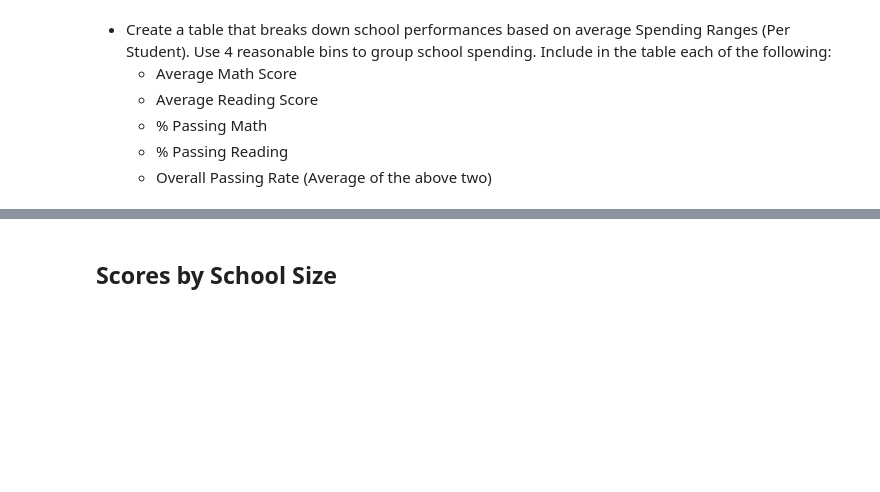
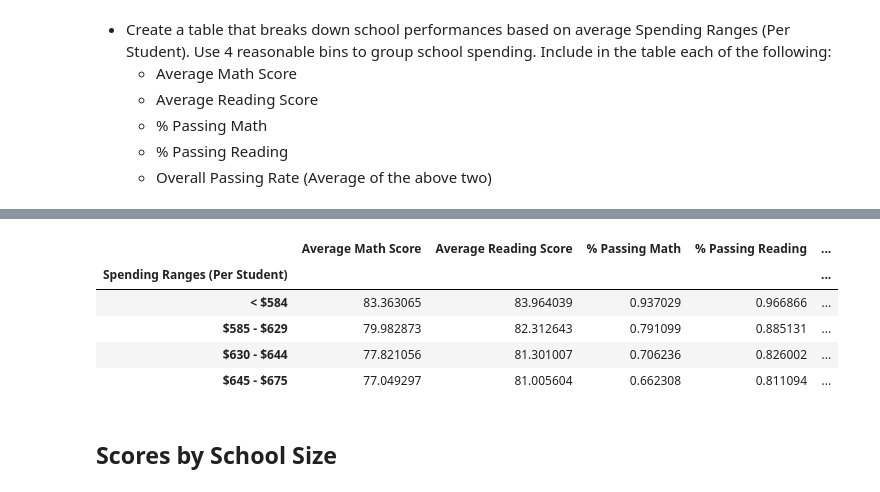
Before and after one commit to rteves0914/Pandas-challenge, a Jupyter notebook: PyCitySchools/PyCitySchools.ipynb, the cells around one changed output, grey strips where cells are left out. Saved outputs shown, nothing was run; the diff lists cells and outputs as text; code cells hidden in the pictures; blank space fills up the shorter version.

Commit message:
Created another data frame

```diff
--- a/PyCitySchools/PyCitySchools.ipynb
+++ b/PyCitySchools/PyCitySchools.ipynb
@@ -253,3 +245,31 @@ read_avg_grade
+# %%
+# Create bins to hold the spending ranges, numbers on the right are includsive
+bins = [0, 583, 629, 644, 675]
+bin_names = ["< $584", "$585 - $629", "$630 - $644", "$645 - $675"]
+school_data_complete_df["Spending Ranges (Per Student)"] = pd.cut(school_data_complete_df["budget"] / school_data_complete_df["size"], bins, labels=bin_names)
+school_data_complete_df["Spending Ranges (Per Student)"]
+
+# Create the Data Frame to display the information, use Group By on the Spending Ranges
+spending_df = school_data_complete_df.groupby("Spending Ranges (Per Student)")
+avg_math_spending = spending_df["math_score"].mean()
+avg_read_spending = spending_df["reading_score"].mean()
+pct_math_spending = school_data_complete_df[school_data_complete_df["math_score"] >= 70].groupby("Spending Ranges (Per Student)")["Student ID"].count() / spending_df["Student ID"].count()
+pct_read_spending = school_data_complete_df[school_data_complete_df["reading_score"] >= 70].groupby("Spending Ranges (Per Student)")["Student ID"].count() / spending_df["Student ID"].count()
+pct_both_spending = school_data_complete_df[(school_data_complete_df["math_score"] >= 70) & (school_data_complete_df["reading_score"] >= 70)].groupby("Spending Ranges (Per Student)")["Student ID"].count() / spending_df["Student ID"].count()
+
+spending_summary_df = pd.DataFrame({"Average Math Score" : avg_math_spending,
+                        "Average Reading Score" : avg_read_spending,
+                        "% Passing Math" : pct_math_spending,
+                        "% Passing Reading" : pct_read_spending,
+                        "Overall Passing Rate" : pct_both_spending})
+spending_summary_df
+# %% [output]
+|  | Average Math Score | Average Reading Score | % Passing Math | % Passing Reading | ... |
+| Spending Ranges (Per Student) |  |  |  |  | ... |
+| < $584 | 83.363065 | 83.964039 | 0.937029 | 0.966866 | ... |
+| $585 - $629 | 79.982873 | 82.312643 | 0.791099 | 0.885131 | ... |
+| $630 - $644 | 77.821056 | 81.301007 | 0.706236 | 0.826002 | ... |
+| $645 - $675 | 77.049297 | 81.005604 | 0.662308 | 0.811094 | ... |
 # %% [markdown]
 ## Scores by School Size
 # %% [markdown]
```
Also changed, not shown: parts of 1 cell of this notebook.
